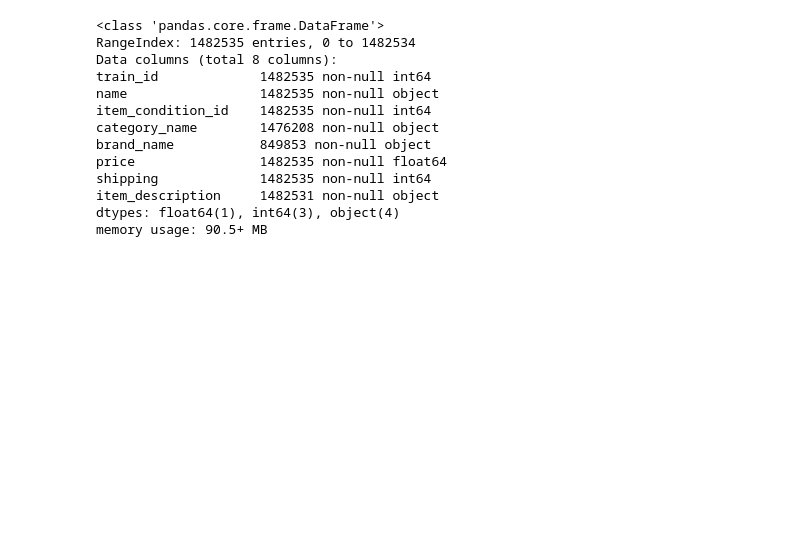
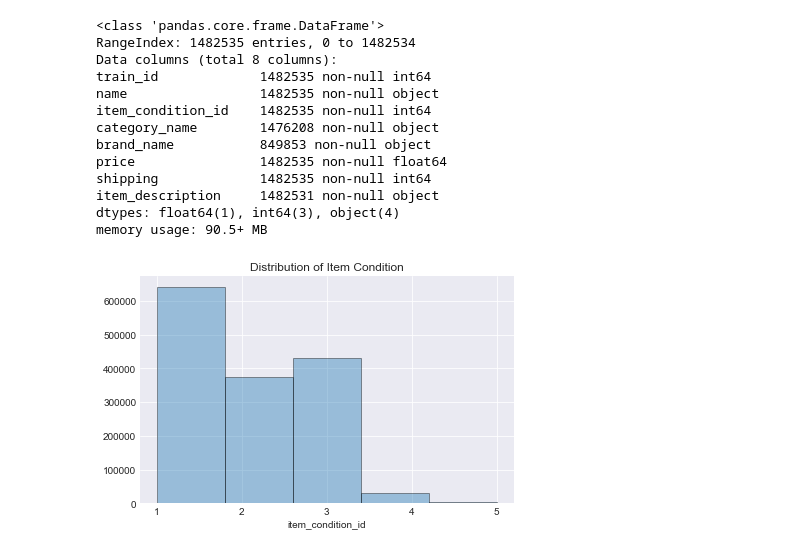
Before and after one commit to xzachx/Kaggle-Mercari, a Jupyter notebook: Mercari.ipynb, the cells around one changed output. Cells and saved outputs as stored; diff of their text form; code cells hidden in the pictures; blank space fills up the shorter version.

```diff
--- a/Mercari.ipynb
+++ b/Mercari.ipynb
@@ -5,11 +5,17 @@
 
 import numpy as np # linear algebra
 import pandas as pd # data processing, CSV file I/O (e.g. pd.read_csv)
+import matplotlib.pyplot as plt
+import seaborn as sns
+
+sns.set_style('darkgrid')
+plt.rcParams["patch.force_edgecolor"] = True
+%matplotlib inline
 
 # Input data files are available in the "../input/" directory.
 # For example, running this (by clicking run or pressing Shift+Enter) will list the files in the input directory
 
-from subprocess import check_output
-print(check_output(["ls", "../input"]).decode("utf8"))
+# from subprocess import check_output
+# print(check_output(["ls", "../input"]).decode("utf8"))
 
 # Any results you write to the current directory are saved as output.
@@ -20,8 +22,8 @@ train.tsv
 # %% [markdown]
 First, let's mport the test and train data sets
 # %%
-df_train = pd.read_csv('../input/train.tsv',sep='\t')
-df_test = pd.read_csv('../input/test.tsv',sep='\t')
+df_train = pd.read_csv('input/train.tsv',sep='\t')
+df_test = pd.read_csv('input/test.tsv',sep='\t')
 # %%
 df_train.head()
 # %% [output]
@@ -47,3 +49,10 @@ shipping             1482535 non-null int64
 item_description     1482531 non-null object
 dtypes: float64(1), int64(3), object(4)
 memory usage: 90.5+ MB
+# %%
+fig = sns.distplot(df_train['item_condition_id'],kde=False,bins=5)
+fig.set_xticks(np.arange(1,6))
+fig.set_title('Distribution of Item Condition')
+plt.tight_layout()
+# %% [output]
+[figure, added]
```
Also changed, not shown: parts of 11 cells of this notebook.
